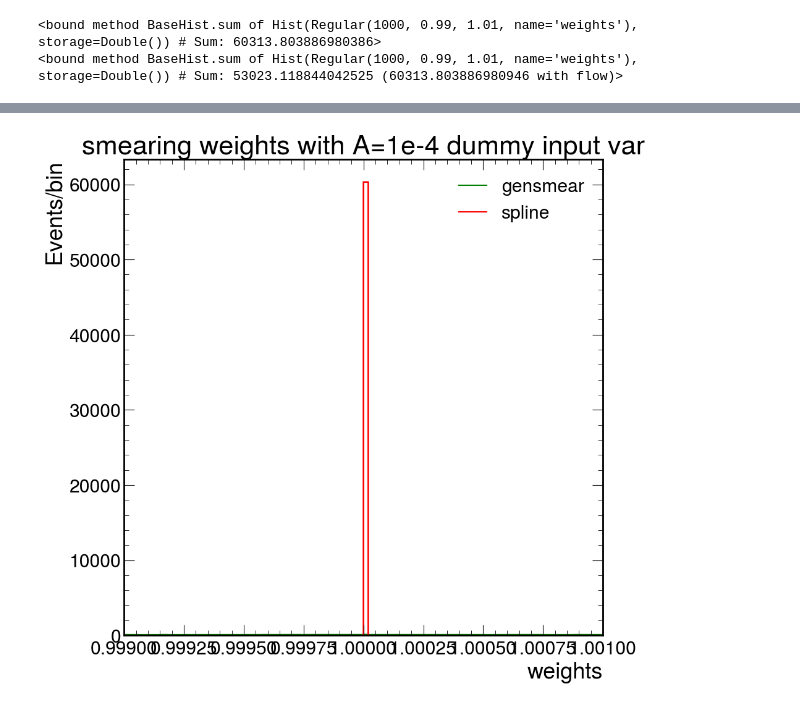
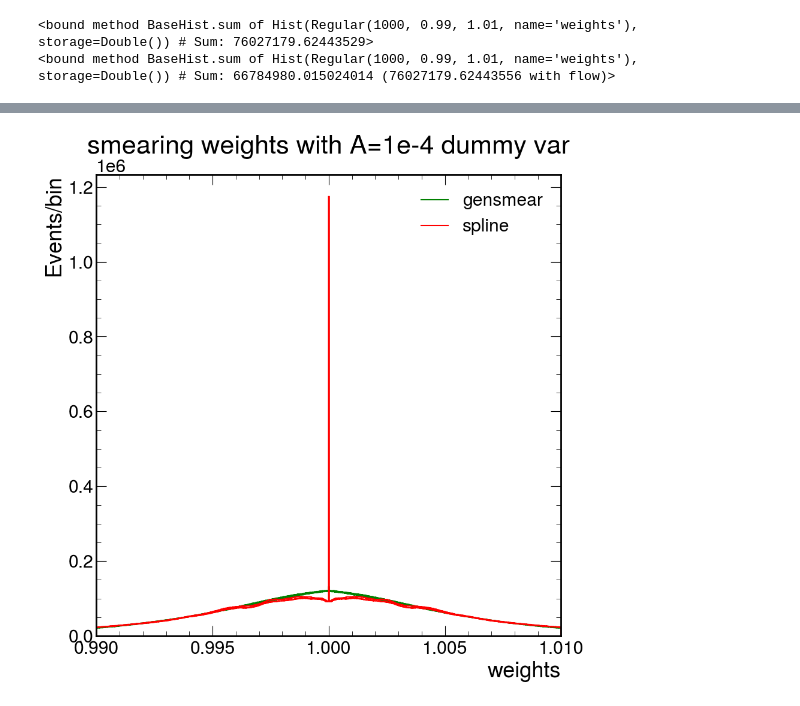
Before and after one commit to bendavid/WRemnants, a Jupyter notebook: notebooks/muonMomentumScale.ipynb, the cells around one changed output, grey strips where cells are left out. Drawn from its saved outputs; the diff is of its cells as text; code cells hidden in the pictures.

```diff
--- a/notebooks/muonMomentumScale.ipynb
+++ b/notebooks/muonMomentumScale.ipynb
@@ -99,14 +87,17 @@ import narf
 import os
 hep.style.use(hep.style.ROOT)
 
-proc = 'ZmumuPostVFP'
+proc = 'WplusmunuPostVFP'
 proc_name_latex = {
     'WplusmunuPostVFP': r'$W^+ \rightarrow \mu^+ \nu$',
     'WminusmunuPostVFP': r'$W^- \rightarrow \mu^- \nu$',
     'ZmumuPostVFP': r'$Z \rightarrow \mu^+ \mu^-$'
 }
+#dummyVar = ''
+#dummyVar_title = 'AeM #143 var'
 dummyVar = '_dummyVar'
 dummyVar_title = 'A=1e-4 dummy var'
+
 action = lambda x: x.project('pt')
 unc = {}
 etas = {
@@ -123,8 +114,8 @@ def save_pdf_and_png_toEos(outdir, plot_basename, eosdir, fig=None):
 
 for etabin in etas.keys():
     sel_nom = {'eta':etas[etabin], 'charge':1j, 'passIso':1j, 'passMT':1j}
-    sel_dn =  {'eta':etas[etabin], 'charge':1j, 'passIso':1j, 'passMT':1j, 'unc':0, 'downUpVar':0}
-    sel_up =  {'eta':etas[etabin], 'charge':1j, 'passIso':1j, 'passMT':1j, 'unc':0, 'downUpVar':1}
+    sel_dn =  {'eta':etas[etabin], 'charge':1j, 'passIso':1j, 'passMT':1j, 'unc':143, 'downUpVar':0}
+    sel_up =  {'eta':etas[etabin], 'charge':1j, 'passIso':1j, 'passMT':1j, 'unc':143, 'downUpVar':1}
     sel_dn_m =  {'eta':etas[etabin], 'charge':1j, 'passIso':1j, 'passMT':1j, 'downUpVar':0}
     sel_up_m =  {'eta':etas[etabin], 'charge':1j, 'passIso':1j, 'passMT':1j, 'downUpVar':1}
     if etabin == '(-2.4, 2.4)':
@@ -133,7 +124,7 @@ for etabin in etas.keys():
         sel_up.pop('eta')
         sel_dn_m.pop('eta')
         sel_up_m.pop('eta')
-    with h5py.File(f"../hdf5Files/splines/mw_with_mu_eta_pt_scetlib_dyturboCorr_validation{dummyVar}_coarseQuantile_maxFiles31.hdf5", "r") as f:
+    with h5py.File(f"../hdf5Files/splines/mw_with_mu_eta_pt_scetlib_dyturboCorr_validation{dummyVar}.hdf5", "r") as f:
         results = narf.ioutils.pickle_load_h5py(f["results"])
         nom = action(results[proc]['output']['nominal'].get()[sel_nom])
         unc['spline_dn'] = action(results[proc]['output']['muonScaleSyst_responseWeights_spline'].get()[sel_dn])
@@ -178,7 +169,7 @@ for etabin in etas.keys():
     )
 
     out_dir = '/home/submit/tyjyang/analysis/wmass/WRemnants/plots'
-    plot_basename = f'muonScaleComparison{dummyVar}_eta{etas[etabin]}'
+    plot_basename = f'muonScaleComparison{dummyVar}_eta{etas[etabin]}_parameterFix'
     eos_dir = '/eos/user/t/tyjyang/www/plots/wmass/muon-calibration/jpsi-stats-unc/spline'
-    #save_pdf_and_png_toEos(out_dir, plot_basename, eos_dir, fig=None)
+    save_pdf_and_png_toEos(out_dir, plot_basename, eos_dir, fig=None)
 # %% [output]
@@ -213,12 +212,14 @@ def save_pdf_and_png_toEos(outdir, plot_basename, eosdir, fig=None):
     os.system(f'xrdcp -f {out_dir}/{plot_basename}.png root://eosuser.cern.ch/{eos_dir}')
 
 dummyVar = '_dummyVar'
-dummyVar_title = 'A=1e-4 dummy input var'
+dummyVar_title = 'A=1e-4 dummy var'
+#dummyVar = ''
+#dummyVar_title = 'AeM var'
 action = lambda x: x.project('weights')
 sel_nom = {'passIso': 1j, 'passMT': 1j}
 
 
-with h5py.File(f"../hdf5Files/splines/mw_with_mu_eta_pt_scetlib_dyturboCorr_validation{dummyVar}_coarseQuantile_maxFiles10.hdf5", "r") as f:
+with h5py.File(f"../hdf5Files/splines/mw_with_mu_eta_pt_scetlib_dyturboCorr_validation{dummyVar}.hdf5", "r") as f:
     results = narf.ioutils.pickle_load_h5py(f["results"])
     proc = 'WplusmunuPostVFP'
     fig, ax = plt.subplots()
@@ -238,26 +239,27 @@ with h5py.File(f"../hdf5Files/splines/mw_with_mu_eta_pt_scetlib_dyturboCorr_vali
         action(results[proc]['output']['weights_spline_up'].get()[sel_nom]),
         label = '_spline', ax = ax, yerr = False, color = 'red'
     )
-    #hep.histplot(
-    #    action(results[proc]['output']['weights_massweights_dn'].get()[sel_nom]),
-    #    label = 'massweights', ax = ax, yerr = False, color = 'blue'
-    #)
-    #hep.histplot(
-    #    action(results[proc]['output']['weights_massweights_up'].get()[sel_nom]),
-    #    label = '_massweights', ax = ax, yerr = False, color = 'blue'
-    #)
+#    hep.histplot(
+ #       action(results[proc]['output']['weights_massweights_dn'].get()[sel_nom]),
+#        label = 'massweights', ax = ax, yerr = False, color = 'blue'
+#    )
+ #   hep.histplot(
+#        action(results[proc]['output']['weights_massweights_up'].get()[sel_nom]),
+ #       label = '_massweights', ax = ax, yerr = False, color = 'blue'
+ #   )
     ax.legend()
     ax.set_title(f'smearing weights with {dummyVar_title}')
     ax.set_ylabel('Events/bin')
-    ax.set_xlim(0.999,1.001)
+    ax.set_xlim(0.99,1.01)
+    #ax.set_ylim(0,1e6)
     out_dir = '/home/submit/tyjyang/analysis/wmass/WRemnants/plots'
-    plot_basename = f'weightsComparison{dummyVar}_coarseQuantile'
+    plot_basename = f'weightsComparison{dummyVar}_parameterFix'
     eos_dir = '/eos/user/t/tyjyang/www/plots/wmass/muon-calibration/jpsi-stats-unc/spline'
-    #save_pdf_and_png_toEos(out_dir, plot_basename, eos_dir, fig)
+    save_pdf_and_png_toEos(out_dir, plot_basename, eos_dir, fig)
 
 
     print(action(results[proc]['output']['weights_massweights_dn'].get()[sel_nom]).sum)
     print(action(results[proc]['output']['weights_gensmear_dn'].get()[sel_nom]).sum)
 # %% [output]
-<bound method BaseHist.sum of Hist(Regular(1000, 0.99, 1.01, name='weights'), storage=Double()) # Sum: 60313.803886980386>
-<bound method BaseHist.sum of Hist(Regular(1000, 0.99, 1.01, name='weights'), storage=Double()) # Sum: 53023.118844042525 (60313.803886980946 with flow)>
+<bound method BaseHist.sum of Hist(Regular(1000, 0.99, 1.01, name='weights'), storage=Double()) # Sum: 76027179.62443529>
+<bound method BaseHist.sum of Hist(Regular(1000, 0.99, 1.01, name='weights'), storage=Double()) # Sum: 66784980.015024014 (76027179.62443556 with flow)>
@@ -264,4 +268,4 @@ with h5py.File(f"../hdf5Files/splines/mw_with_mu_eta_pt_scetlib_dyturboCorr_vali
-[figure, old version]
+[figure, new version]
 # %%
 hep.hist2dplot(cov)
 # %%
```
Also changed, not shown: parts of 6 cells of this notebook, 1 other file.
